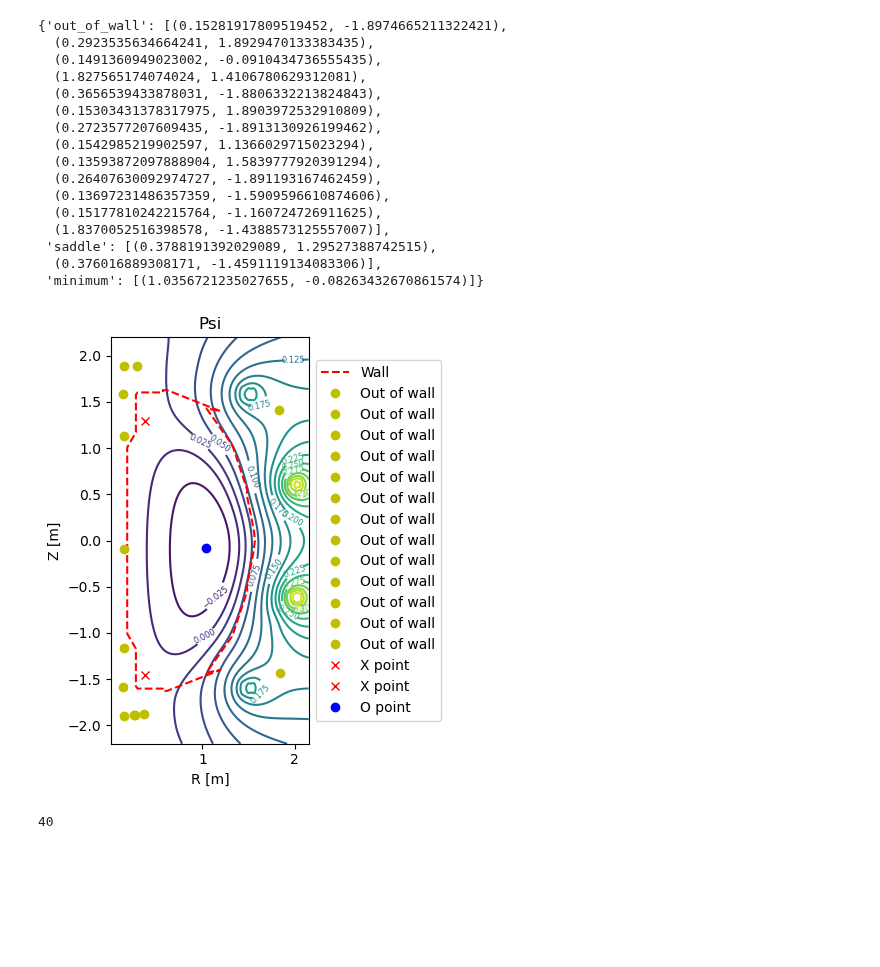
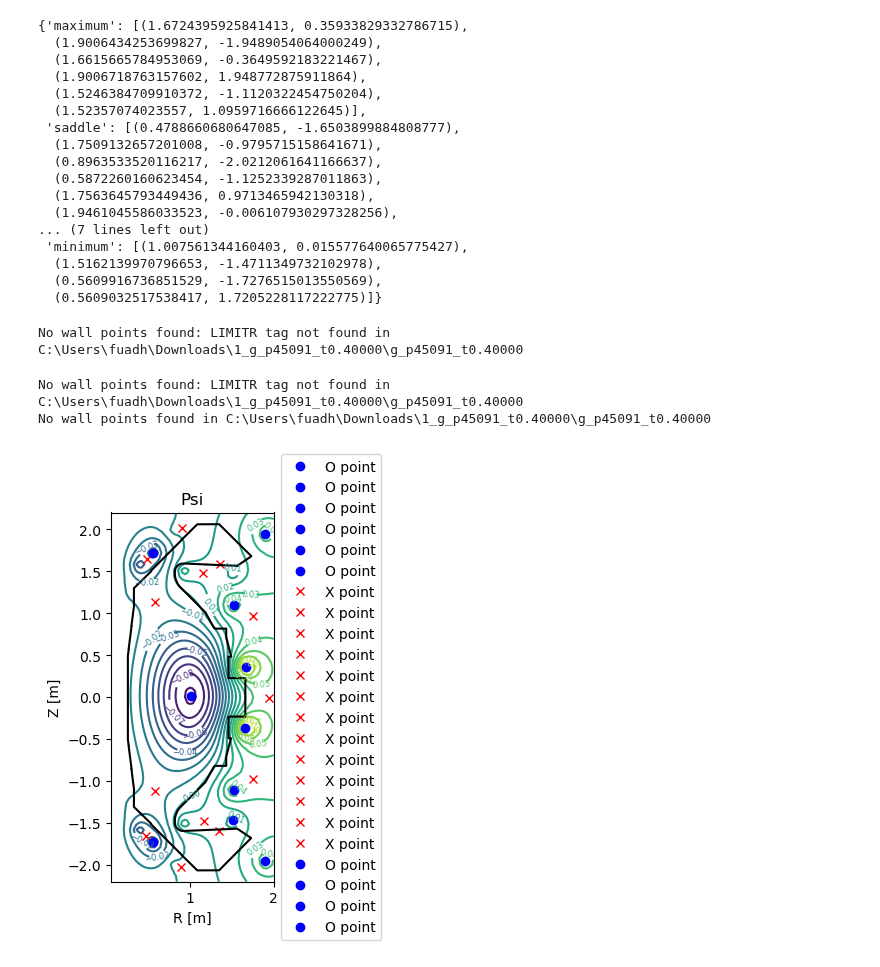
Before and after one commit to Fuad-HH/eqdsk2py, a Jupyter notebook: allCritPoints.ipynb, the cells around one changed output. Saved outputs shown, nothing was run; the diff lists cells and outputs as text; code cells hidden in the pictures; blank space fills up the shorter version.

```diff
--- a/allCritPoints.ipynb
+++ b/allCritPoints.ipynb
@@ -3,6 +6,8 @@ import gedsk
 # %%
 #filename = r"D:\Codes\AllSamples\N-g127975.00430\g127975.00430"
-filename = r"D:\Codes\AllSamples\nstx_132588_00650_v2\g132588.00650"
+#filename = r"D:\Codes\AllSamples\nstx_132588_00650_v2\g132588.00650"
+filename = r"C:\Users\fuadh\Downloads\1_g_p45091_t0.40000\g_p45091_t0.40000"
+#filename = r"D:\Codes\AllSamples\WEST_20230714\geqdsk_55799_3.5_301x301"
 #filename = "geqdsks/80MW_equilibrium.geqdsk"
 data = gedsk.read_gedsk(filename)
 psi = gedsk.get_psi(data)
@@ -41,29 +47,47 @@ gedsk.plotPoints_on_psi_contour(psi, xx, yy, points=all_critical_points)
+# %%
+wall_file = r"C:\Users\fuadh\Downloads\1_g_p45091_t0.40000\wallcurve.txt"
+with open(wall_file, 'r') as f:
+    wall_points = f.read()
+# read the file as a dataframe it's a csv file with space as delimiter
+wall_points = pd.read_csv(wall_file, delimiter=' ', header=None, names=['x', 'y'])
+# make each column a numpy array
+x = np.array(wall_points['x'])
+y = np.array(wall_points['y'])
 # %%
 # find type of critical point for each point
-sorted_points = gedsk.sort_critical_points(all_critical_points, spline, bounds, gedsk.get_wall_points(filename))
+#sorted_points = gedsk.sort_critical_points(all_critical_points, spline, bounds, gedsk.get_wall_points(filename))
+sorted_points = gedsk.sort_critical_points(all_critical_points, spline, bounds, None)
+
 sorted_points
 # %% [output]
-{'out_of_wall': [(0.15281917809519452, -1.8974665211322421),
-  (0.2923535634664241, 1.8929470133383435),
-  (0.1491360949023002, -0.0910434736555435),
-  (1.827565174074024, 1.4106780629312081),
-  (0.3656539433878031, -1.8806332213824843),
-  (0.15303431378317975, 1.8903972532910809),
-  (0.2723577207609435, -1.8913130926199462),
-  (0.1542985219902597, 1.1366029715023294),
-  (0.13593872097888904, 1.5839777920391294),
-  (0.26407630092974727, -1.891193167462459),
-  (0.13697231486357359, -1.5909596610874606),
-  (0.15177810242215764, -1.160724726911625),
-  (1.8370052516398578, -1.4388573125557007)],
- 'saddle': [(0.3788191392029089, 1.29527388742515),
-  (0.376016889308171, -1.4591119134083306)],
- 'minimum': [(1.0356721235027655, -0.08263432670861574)]}
+{'maximum': [(1.6724395925841413, 0.35933829332786715),
+  (1.9006434253699827, -1.9489054064000249),
+  (1.6615665784953069, -0.3649592183221467),
+  (1.9006718763157602, 1.948772875911864),
+  (1.5246384709910372, -1.1120322454750204),
+  (1.52357074023557, 1.0959716666122645)],
+ 'saddle': [(0.4788660680647085, -1.6503899884808777),
+  (1.7509132657201008, -0.9795715158641671),
+  (0.8963533520116217, -2.0212061641166637),
+  (0.5872260160623454, -1.1252339287011863),
+  (1.7563645793449436, 0.9713465942130318),
+  (1.9461045586033523, -0.006107930297328256),
+... (7 lines left out)
+ 'minimum': [(1.007561344160403, 0.015577640065775427),
+  (1.5162139970796653, -1.4711349732102978),
+  (0.5609916736851529, -1.7276515013550569),
+  (0.5609032517538417, 1.7205228117222775)]}
 # %%
 import matplotlib.pyplot as plt
 # %%
-xlims, ylims = gedsk.get_wall_points(filename)
+lims = gedsk.get_wall_points(filename)
+# %% [output]
+No wall points found: LIMITR tag not found in C:\Users\fuadh\Downloads\1_g_p45091_t0.40000\g_p45091_t0.40000
 # %%
-fig = gedsk.plot_sorted_points_with_contour_with_wall(psi, xx, yy, sorted_points, filename)
+fig, ax = gedsk.plot_sorted_points_with_contour_with_wall(psi, xx, yy, sorted_points, filename)
+ax.plot(x, y, 'k')
+plt.show()
 # %% [output]
+No wall points found: LIMITR tag not found in C:\Users\fuadh\Downloads\1_g_p45091_t0.40000\g_p45091_t0.40000
+No wall points found in C:\Users\fuadh\Downloads\1_g_p45091_t0.40000\g_p45091_t0.40000
-[figure, old version]
+[figure, new version]
@@ -78,5 +93,0 @@ def test_global_var(y):
-# %%
-test_global_var(10)
-x = 50
-# %% [output]
-40
```
Also changed, not shown: parts of 9 cells of this notebook, 2 other files.
